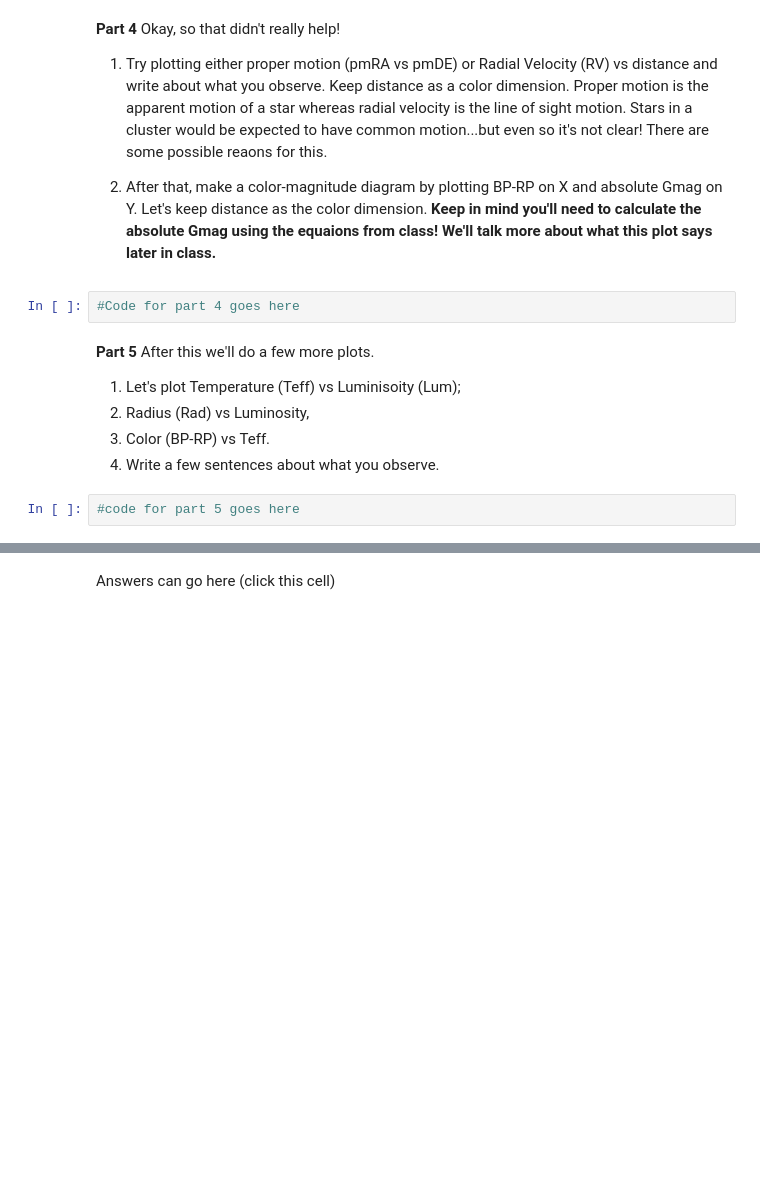
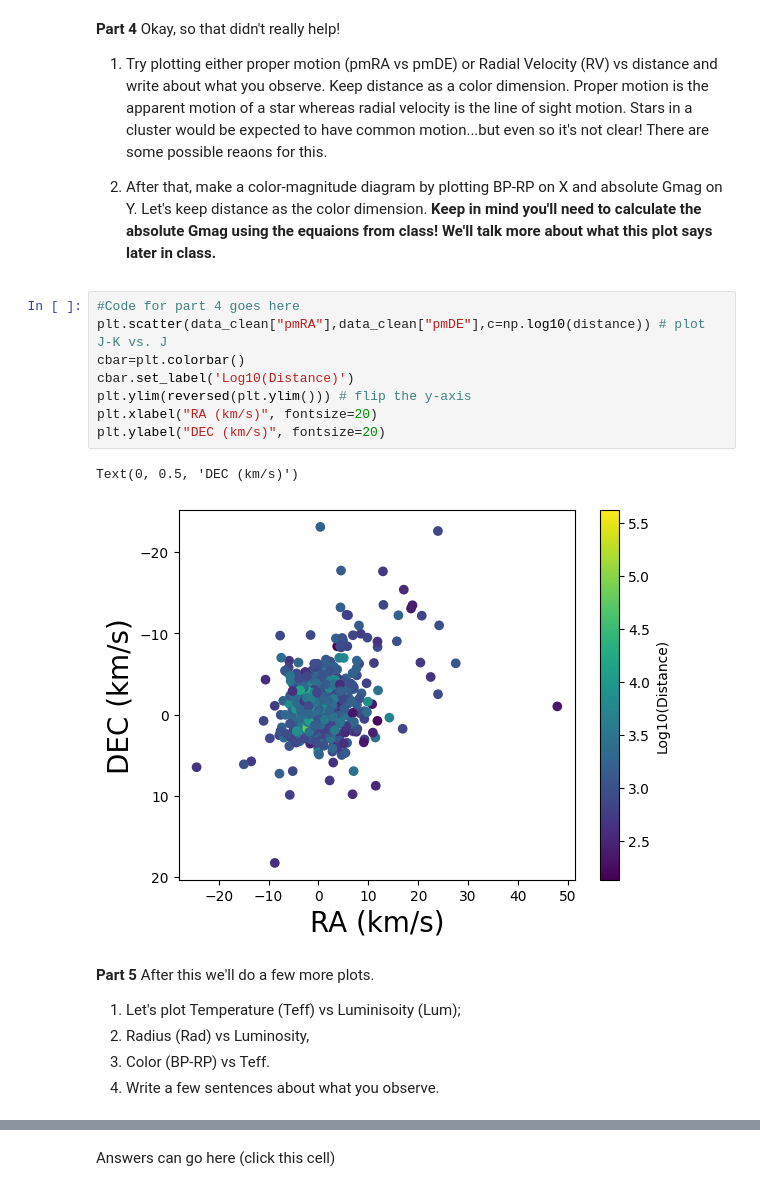
Before and after one commit to Serda1119/PHYS-3025, a Jupyter notebook: PHYS_3025_Activity_1.ipynb, the cells around one changed output, grey strips where cells are left out. Drawn from its saved outputs; the diff is of its cells as text; blank space fills up the shorter version.

```diff
--- a/PHYS_3025_Activity_1.ipynb
+++ b/PHYS_3025_Activity_1.ipynb
@@ -285,8 +285,17 @@ Okay, so that didn't really help!
 1.  Try plotting either proper motion (pmRA vs pmDE) or Radial Velocity (RV) vs distance and write about what you observe. Keep distance as a color dimension. Proper motion is the apparent motion of a star whereas radial velocity is the line of sight motion. Stars in a cluster would be expected to have common motion...but even so it's not clear! There are some possible reaons for this.
 
 2. After that, make a color-magnitude diagram by plotting BP-RP on X and absolute Gmag on Y. Let's keep distance as the color dimension.  **Keep in mind you'll need to calculate the absolute Gmag using the equaions from class! We'll talk more about what this plot says later in class.**
-# %%
-#Code for part 4 goes here
+# %%
+#Code for part 4 goes here
+plt.scatter(data_clean["pmRA"],data_clean["pmDE"],c=np.log10(distance)) # plot J-K vs. J
+cbar=plt.colorbar()
+cbar.set_label('Log10(Distance)')
+plt.ylim(reversed(plt.ylim())) # flip the y-axis
+plt.xlabel("RA (km/s)", fontsize=20)
+plt.ylabel("DEC (km/s)", fontsize=20)
+# %% [output]
+Text(0, 0.5, 'DEC (km/s)')
+[figure, added]
 # %% [markdown]
 **Part 5**
 After this we'll do a few more plots.
@@ -294,5 +303,3 @@ After this we'll do a few more plots.
 2. Radius (Rad) vs Luminosity,
 3.  Color (BP-RP) vs Teff.
 4. Write a few sentences about what you observe.
-# %%
-#code for part 5 goes here
```
Also changed, not shown: parts of 1 cell of this notebook.
